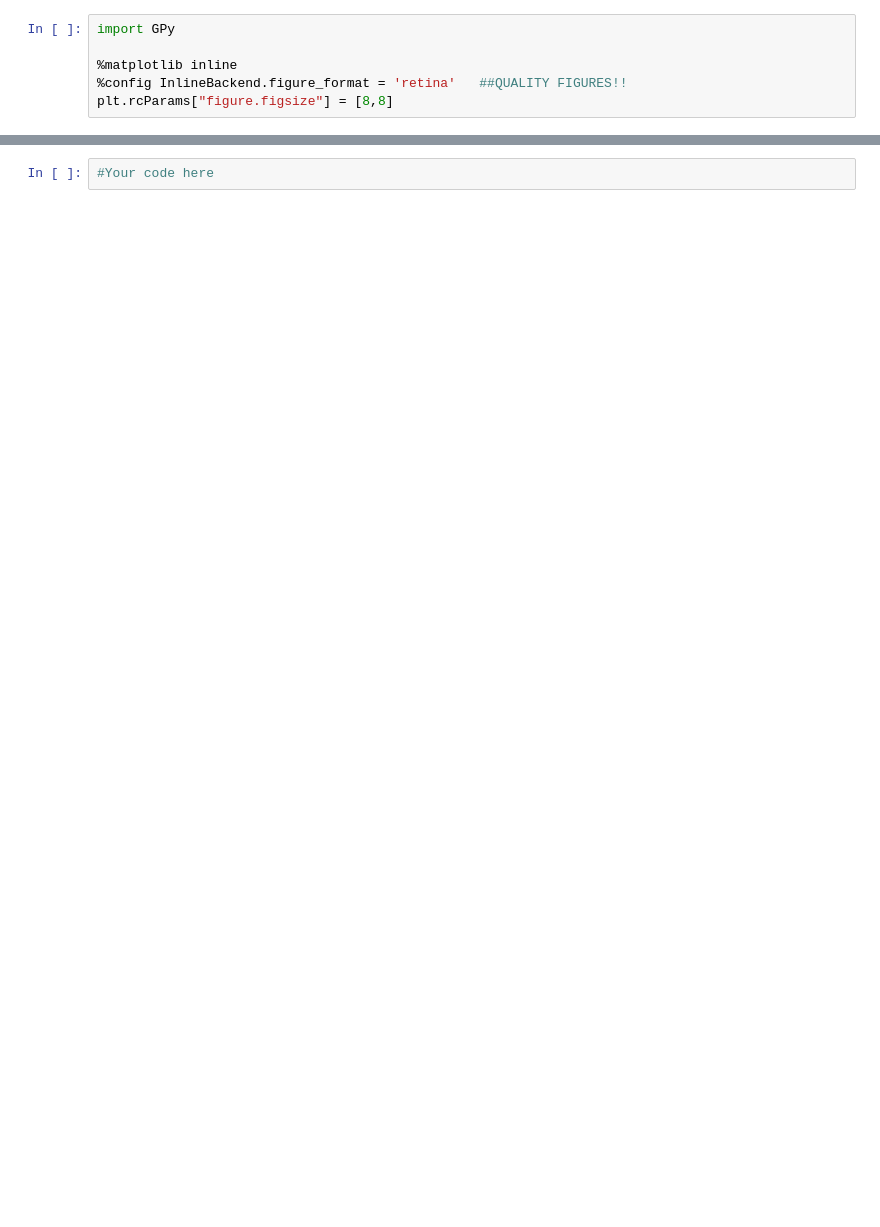
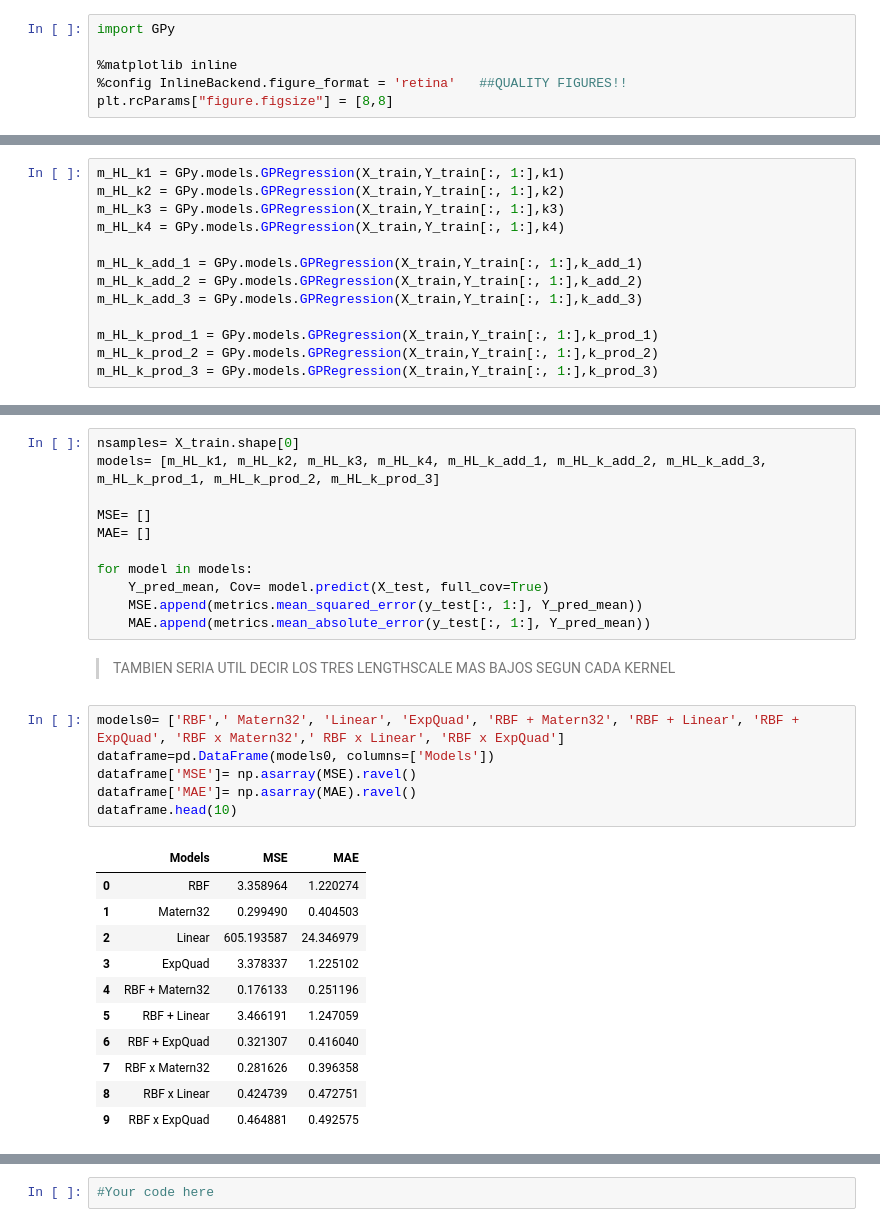
Before and after one commit to ikerarana/Machine-Learning-Notebooks, a Jupyter notebook: Curso Machine Learning UC3M Python/Week 13 - Homework 4/Homework_4_Gaussian_Process.ipynb, the cells around one changed output, grey strips where cells are left out. Drawn from its saved outputs; the diff is of its cells as text; blank space fills up the shorter version.

```diff
--- a/Curso Machine Learning UC3M Python/Week 13 - Homework 4/Homework_4_Gaussian_Process.ipynb
+++ b/Curso Machine Learning UC3M Python/Week 13 - Homework 4/Homework_4_Gaussian_Process.ipynb
@@ -219,0 +720,13 @@ plt.xlim([-1,1])
+# %%
+m_HL_k1 = GPy.models.GPRegression(X_train,Y_train[:, 1:],k1)
+m_HL_k2 = GPy.models.GPRegression(X_train,Y_train[:, 1:],k2)
+m_HL_k3 = GPy.models.GPRegression(X_train,Y_train[:, 1:],k3)
+m_HL_k4 = GPy.models.GPRegression(X_train,Y_train[:, 1:],k4)
+
+m_HL_k_add_1 = GPy.models.GPRegression(X_train,Y_train[:, 1:],k_add_1)
+m_HL_k_add_2 = GPy.models.GPRegression(X_train,Y_train[:, 1:],k_add_2)
+m_HL_k_add_3 = GPy.models.GPRegression(X_train,Y_train[:, 1:],k_add_3)
+
+m_HL_k_prod_1 = GPy.models.GPRegression(X_train,Y_train[:, 1:],k_prod_1)
+m_HL_k_prod_2 = GPy.models.GPRegression(X_train,Y_train[:, 1:],k_prod_2)
+m_HL_k_prod_3 = GPy.models.GPRegression(X_train,Y_train[:, 1:],k_prod_3)
@@ -220 +768,34 @@ plt.xlim([-1,1])
+# %%
+nsamples= X_train.shape[0]
+models= [m_HL_k1, m_HL_k2, m_HL_k3, m_HL_k4, m_HL_k_add_1, m_HL_k_add_2, m_HL_k_add_3, m_HL_k_prod_1, m_HL_k_prod_2, m_HL_k_prod_3]
+
+MSE= []
+MAE= []
+
+for model in models:
+    Y_pred_mean, Cov= model.predict(X_test, full_cov=True)
+    MSE.append(metrics.mean_squared_error(y_test[:, 1:], Y_pred_mean))
+    MAE.append(metrics.mean_absolute_error(y_test[:, 1:], Y_pred_mean))
+# %% [markdown]
+
+
+> TAMBIEN SERIA UTIL DECIR LOS TRES LENGTHSCALE MAS BAJOS SEGUN CADA KERNEL
+# %%
+models0= ['RBF',' Matern32', 'Linear', 'ExpQuad', 'RBF + Matern32', 'RBF + Linear', 'RBF + ExpQuad', 'RBF x Matern32',' RBF x Linear', 'RBF x ExpQuad']
+dataframe=pd.DataFrame(models0, columns=['Models'])
+dataframe['MSE']= np.asarray(MSE).ravel()
+dataframe['MAE']= np.asarray(MAE).ravel()
+dataframe.head(10)
+# %% [output]
+|  | Models | MSE | MAE |
+| 0 | RBF | 3.358964 | 1.220274 |
+| 1 | Matern32 | 0.299490 | 0.404503 |
+| 2 | Linear | 605.193587 | 24.346979 |
+| 3 | ExpQuad | 3.378337 | 1.225102 |
+| 4 | RBF + Matern32 | 0.176133 | 0.251196 |
+| 5 | RBF + Linear | 3.466191 | 1.247059 |
+| 6 | RBF + ExpQuad | 0.321307 | 0.416040 |
+| 7 | RBF x Matern32 | 0.281626 | 0.396358 |
+| 8 | RBF x Linear | 0.424739 | 0.472751 |
+| 9 | RBF x ExpQuad | 0.464881 | 0.492575 |
 # %% [markdown]
```
Also changed, not shown: parts of 75 cells of this notebook.
